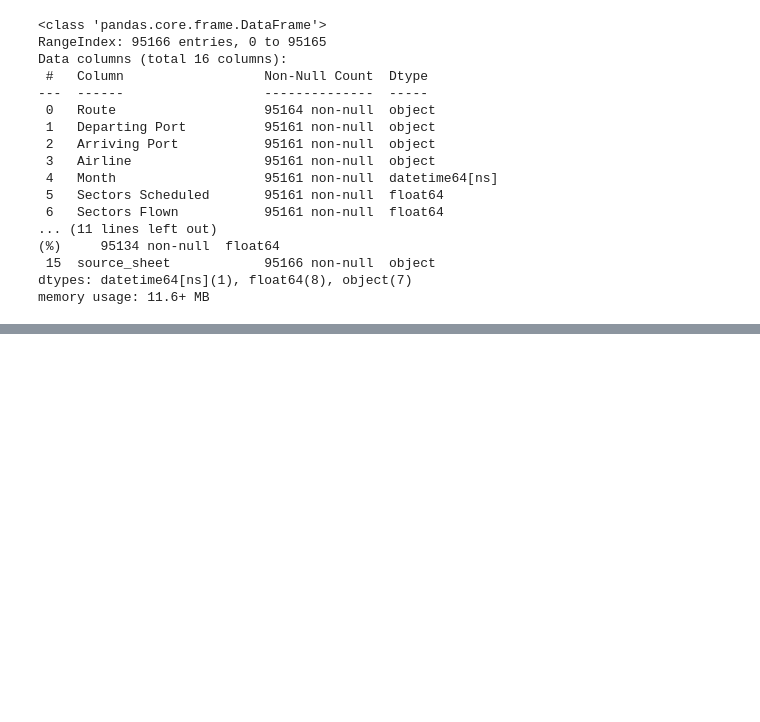
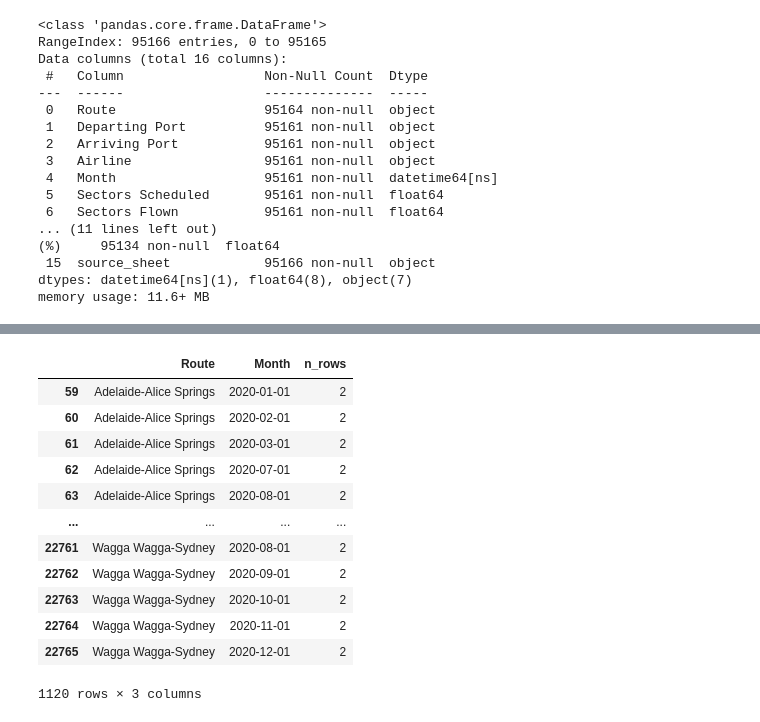
Before and after one commit to gabi-f-amaral/flight-cancellations, a Jupyter notebook: notebooks/01_data_loading_and_quality.ipynb, the cells around one changed output, grey strips where cells are left out. Cells and saved outputs as stored; diff of their text form; code cells hidden in the pictures; blank space fills up the shorter version.

```diff
--- a/notebooks/01_data_loading_and_quality.ipynb
+++ b/notebooks/01_data_loading_and_quality.ipynb
@@ -107,0 +167,26 @@ flights.to_csv("../data/raw/flights_raw_combined.csv", index=False)
+# %%
+all_airlines = flights[flights['Airline'].str.strip().str.lower() == 'all airlines']
+# %%
+all_airlines_counts = (
+    all_airlines
+    .groupby(['Route', 'Month'])
+    .size()
+    .reset_index(name='n_rows')
+)
+# %%
+duplicates = all_airlines_counts[all_airlines_counts['n_rows'] > 1]
+duplicates
+# %% [output]
+|  | Route | Month | n_rows |
+| 59 | Adelaide-Alice Springs | 2020-01-01 | 2 |
+| 60 | Adelaide-Alice Springs | 2020-02-01 | 2 |
+| 61 | Adelaide-Alice Springs | 2020-03-01 | 2 |
+| 62 | Adelaide-Alice Springs | 2020-07-01 | 2 |
+| 63 | Adelaide-Alice Springs | 2020-08-01 | 2 |
+| ... | ... | ... | ... |
+| 22761 | Wagga Wagga-Sydney | 2020-08-01 | 2 |
+| 22762 | Wagga Wagga-Sydney | 2020-09-01 | 2 |
+| 22763 | Wagga Wagga-Sydney | 2020-10-01 | 2 |
+| 22764 | Wagga Wagga-Sydney | 2020-11-01 | 2 |
+| 22765 | Wagga Wagga-Sydney | 2020-12-01 | 2 |
+1120 rows × 3 columns
```
Also changed, not shown: parts of 42 cells of this notebook.
